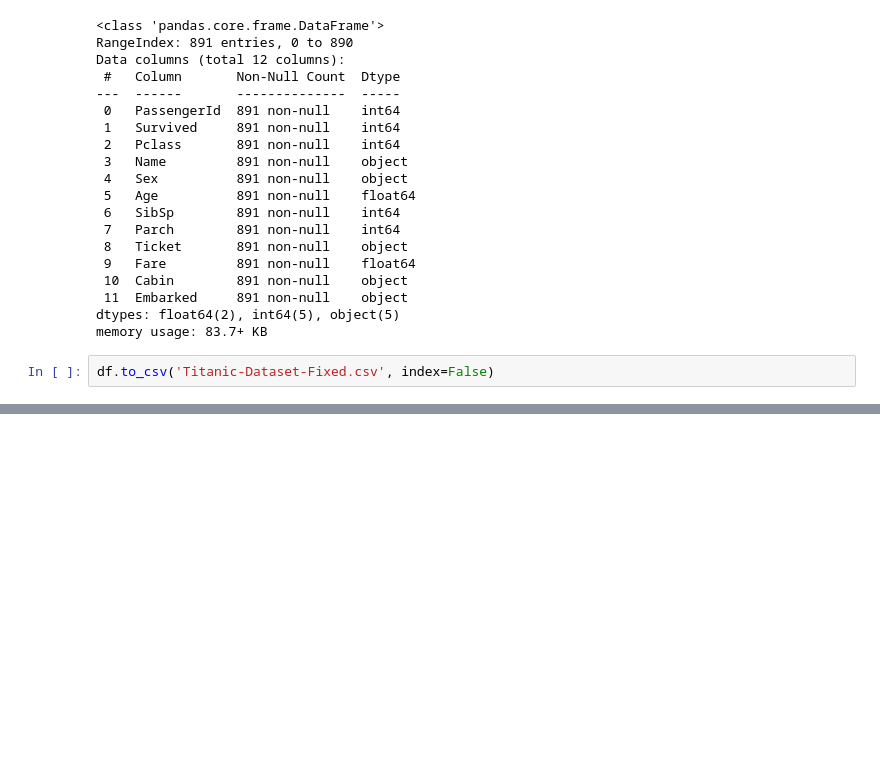
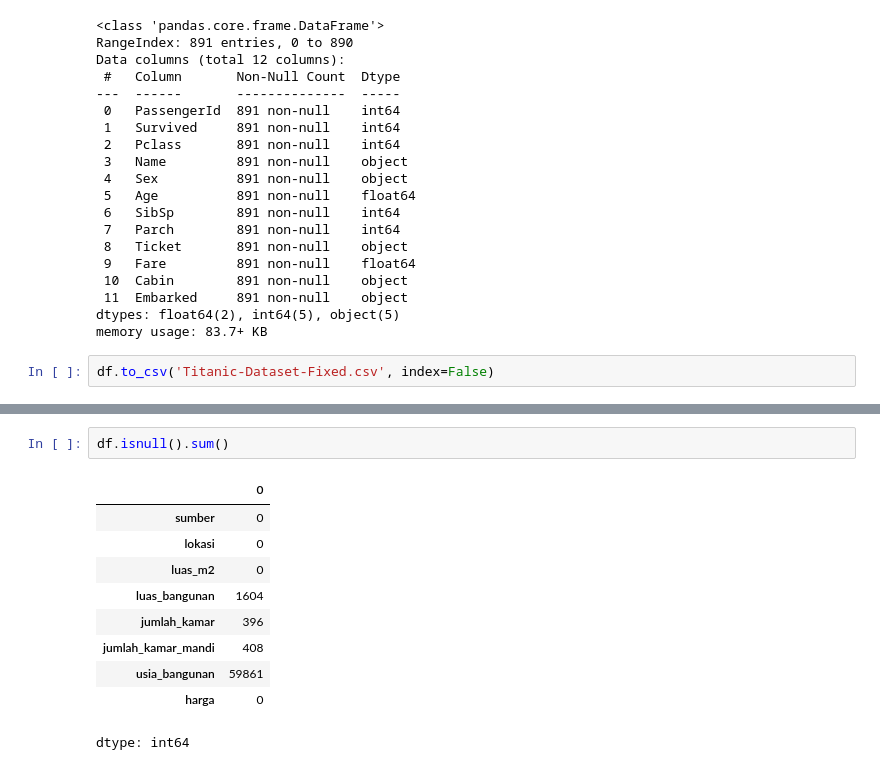
Before and after one commit to m1Febriansyah/244107020199-ML-12, a Jupyter notebook: JS02_Praktikum02.ipynb, the cells around one changed output, grey strips where cells are left out. Drawn from its saved outputs; the diff is of its cells as text; blank space fills up the shorter version.

```diff
--- a/JS02_Praktikum02.ipynb
+++ b/JS02_Praktikum02.ipynb
@@ -92,0 +129,13 @@ df.to_csv('Titanic-Dataset-Fixed.csv', index=False)
+# %%
+df.isnull().sum()
+# %% [output]
+|  | 0 |
+| sumber | 0 |
+| lokasi | 0 |
+| luas_m2 | 0 |
+| luas_bangunan | 1604 |
+| jumlah_kamar | 396 |
+| jumlah_kamar_mandi | 408 |
+| usia_bangunan | 59861 |
+| harga | 0 |
+dtype: int64
```
Also changed, not shown: parts of 5 cells of this notebook.
